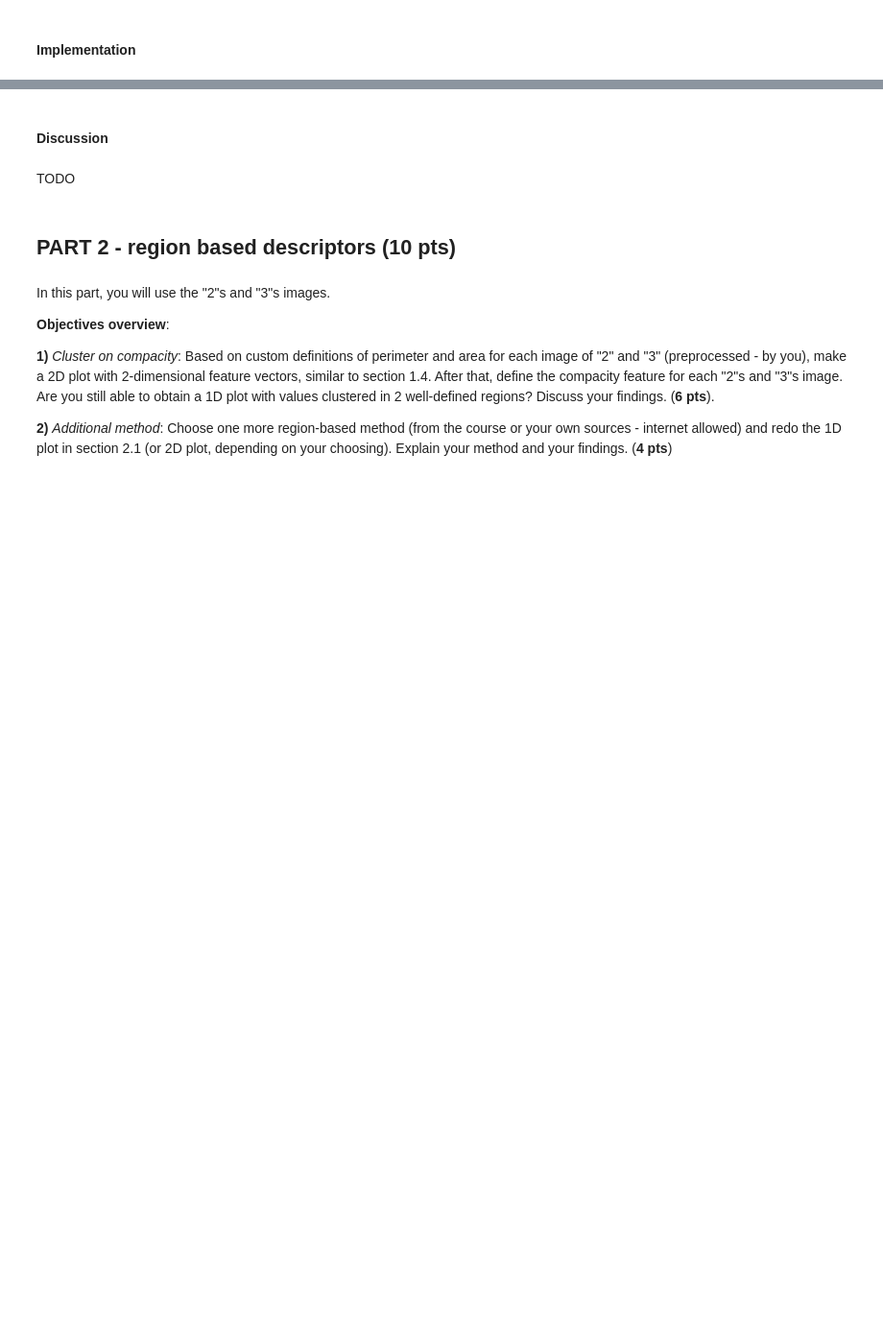
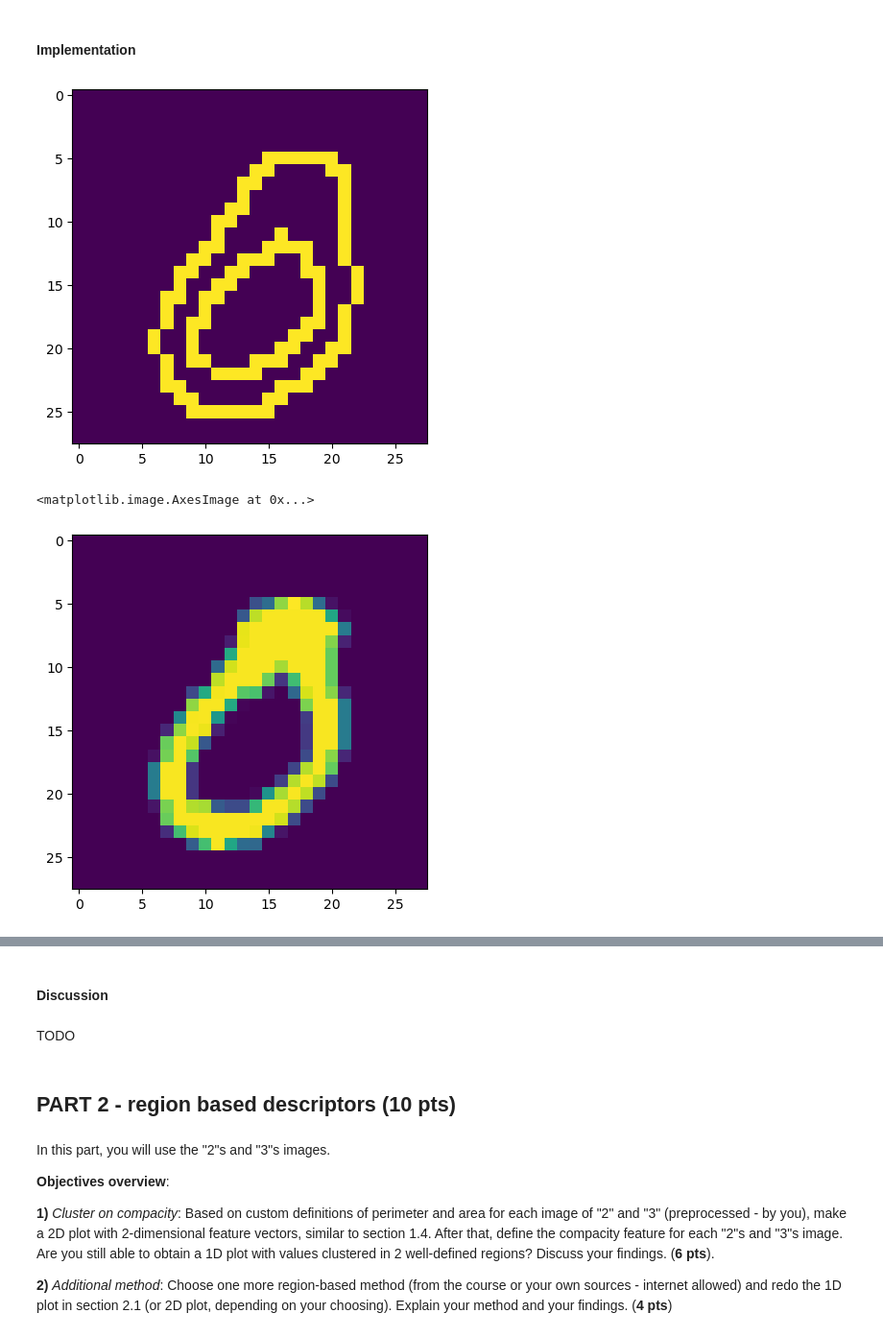
Before and after one commit to beckersven/iapr, a Jupyter notebook: labs/lab_02_object_description.ipynb, the cells around one changed output, grey strips where cells are left out. Shown at 96% size. Cells and saved outputs as stored; diff of their text form; code cells hidden in the pictures; blank space fills up the shorter version.

```diff
--- a/labs/lab_02_object_description.ipynb
+++ b/labs/lab_02_object_description.ipynb
@@ -388,17 +499,17 @@ def random_scale(img):
 # We will define 4 sets of new images below
 
 # TODO: Apply only rotation for each "0" and "1" and store results below
-rotated_images_zeros = []
-rotated_images_ones = []
+rotated_images_zeros = [preprocess(random_rotate(img)) for img in zeros_im]
+rotated_images_ones = [preprocess(random_rotate(img)) for img in ones_im]
 
 # TODO: Apply only translation for each "0" and "1" and store results below
-translated_images_zeros = []
-translated_images_ones = []
+translated_images_zeros = [preprocess(random_translate(img)) for img in zeros_im]
+translated_images_ones = [preprocess(random_translate(img)) for img in ones_im]
 
 # TODO: Apply only scaling for each "0" and "1" and store results below
-scaled_images_zeros = []
-scaled_images_ones = []
+scaled_images_zeros = [preprocess(random_scale(img)) for img in zeros_im]
+scaled_images_ones = [preprocess(random_scale(img)) for img in ones_im]
 
 # TODO: Apply all 3 transformations sequentially, in your custom order, for each "0" and "1" and store results below
-transformed_images_zeros = []
-transformed_images_ones = []
+transformed_images_zeros =  [preprocess(random_translate(random_scale(random_rotate(img)))) for img in zeros_im]
+transformed_images_ones =   [preprocess(random_translate(random_scale(random_rotate(img)))) for img in ones_im]
@@ -411,0 +516,9 @@ transformed_images_ones = []
+# %%
+idx = int(np.random.randint(0,10))
+plt.imshow(scaled_images_zeros[idx])
+plt.show()
+plt.imshow(zeros_im[idx])
+# %% [output]
+[figure, added]
+<matplotlib.image.AxesImage at 0x...>
+[figure, added]
```
Also changed, not shown: parts of 13 cells of this notebook.
